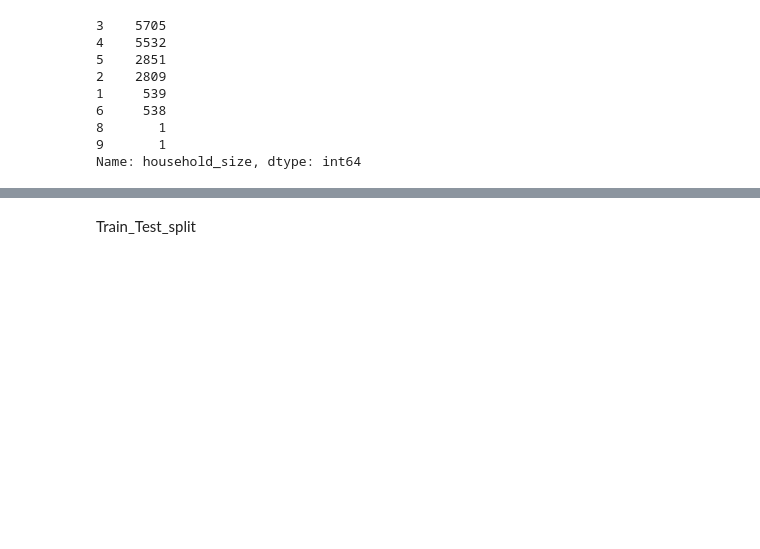
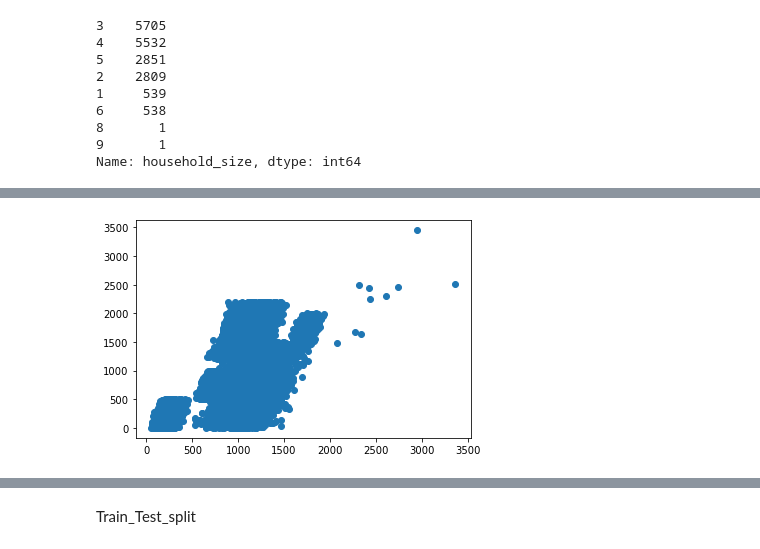
Before and after one commit to guillelm64/mid-project, a Jupyter notebook: notebooks/main.ipynb, the cells around one changed output, grey strips where cells are left out. Saved outputs shown, nothing was run; the diff lists cells and outputs as text; code cells hidden in the pictures; blank space fills up the shorter version.

```diff
--- a/notebooks/main.ipynb
+++ b/notebooks/main.ipynb
@@ -345,0 +371,6 @@ Name: household_size, dtype: int64
+# %%
+fig, ax = plt.subplots()
+ax.scatter(x = num['average_balance'], y = num['q1_balance'])
+plt.show()
+# %% [output]
+[figure, added]
```
Also changed, not shown: parts of 29 cells of this notebook.
